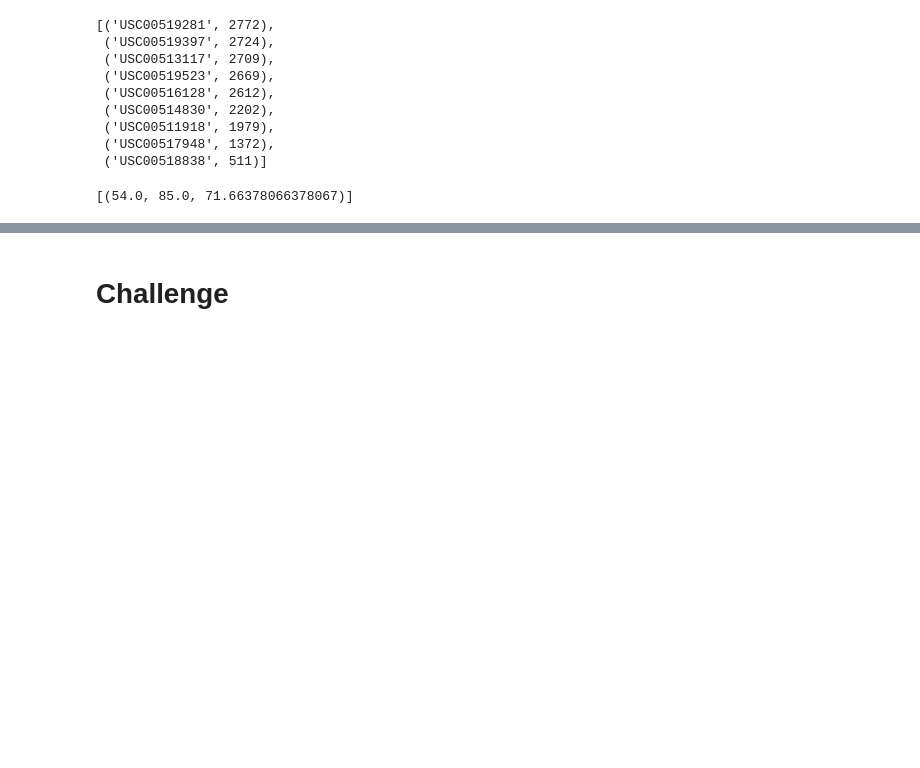
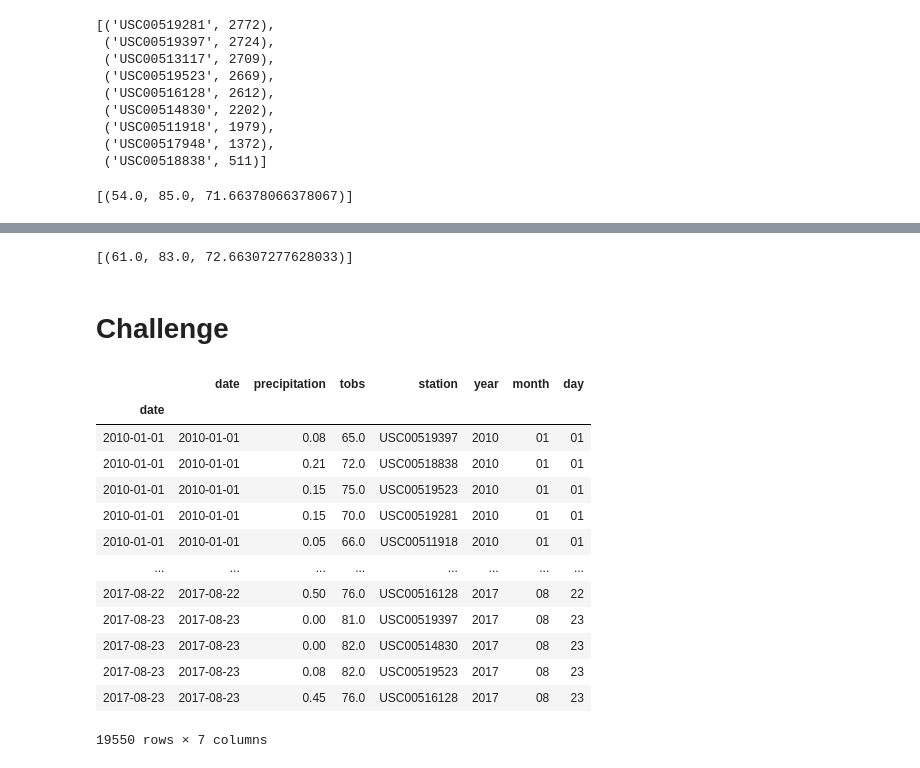
Before and after one commit to jburs/surfs_up, a Jupyter notebook: climate_analysis.ipynb, the cells around one changed output, grey strips where cells are left out. Drawn from its saved outputs; the diff is of its cells as text; code cells hidden in the pictures; blank space fills up the shorter version.

```diff
--- a/climate_analysis.ipynb
+++ b/climate_analysis.ipynb
@@ -121,2 +133,34 @@ plt.tight_layout()
+# %%
+print (calc_temps('2017-02-23', '2017-04-23'))
+# %% [output]
+[(61.0, 83.0, 72.66307277628033)]
 # %% [markdown]
 # Challenge
+# %%
+# dates from 2010-01-01 to 2017-08-23
+
+#get rainfall and temp data for all data
+results = []
+results = session.query(Measurement.date, Measurement.prcp, Measurement.tobs, Measurement.station).all()
+df = pd.DataFrame(results, columns=['date','precipitation', 'tobs', 'station'])
+
+# Sort the dataframe by date, split date into year, month, day columns
+df.set_index(df['date'], inplace=True)
+df = df.sort_index()
+df[['year','month','day']] = df.date.str.split('-', n=2, expand=True)
+df
+# %% [output]
+|  | date | precipitation | tobs | station | year | month | day |
+| date |  |  |  |  |  |  |  |
+| 2010-01-01 | 2010-01-01 | 0.08 | 65.0 | USC00519397 | 2010 | 01 | 01 |
+| 2010-01-01 | 2010-01-01 | 0.21 | 72.0 | USC00518838 | 2010 | 01 | 01 |
+| 2010-01-01 | 2010-01-01 | 0.15 | 75.0 | USC00519523 | 2010 | 01 | 01 |
+| 2010-01-01 | 2010-01-01 | 0.15 | 70.0 | USC00519281 | 2010 | 01 | 01 |
+| 2010-01-01 | 2010-01-01 | 0.05 | 66.0 | USC00511918 | 2010 | 01 | 01 |
+| ... | ... | ... | ... | ... | ... | ... | ... |
+| 2017-08-22 | 2017-08-22 | 0.50 | 76.0 | USC00516128 | 2017 | 08 | 22 |
+| 2017-08-23 | 2017-08-23 | 0.00 | 81.0 | USC00519397 | 2017 | 08 | 23 |
+| 2017-08-23 | 2017-08-23 | 0.00 | 82.0 | USC00514830 | 2017 | 08 | 23 |
+| 2017-08-23 | 2017-08-23 | 0.08 | 82.0 | USC00519523 | 2017 | 08 | 23 |
+| 2017-08-23 | 2017-08-23 | 0.45 | 76.0 | USC00516128 | 2017 | 08 | 23 |
+19550 rows × 7 columns
```
Also changed, not shown: parts of 9 cells of this notebook.
